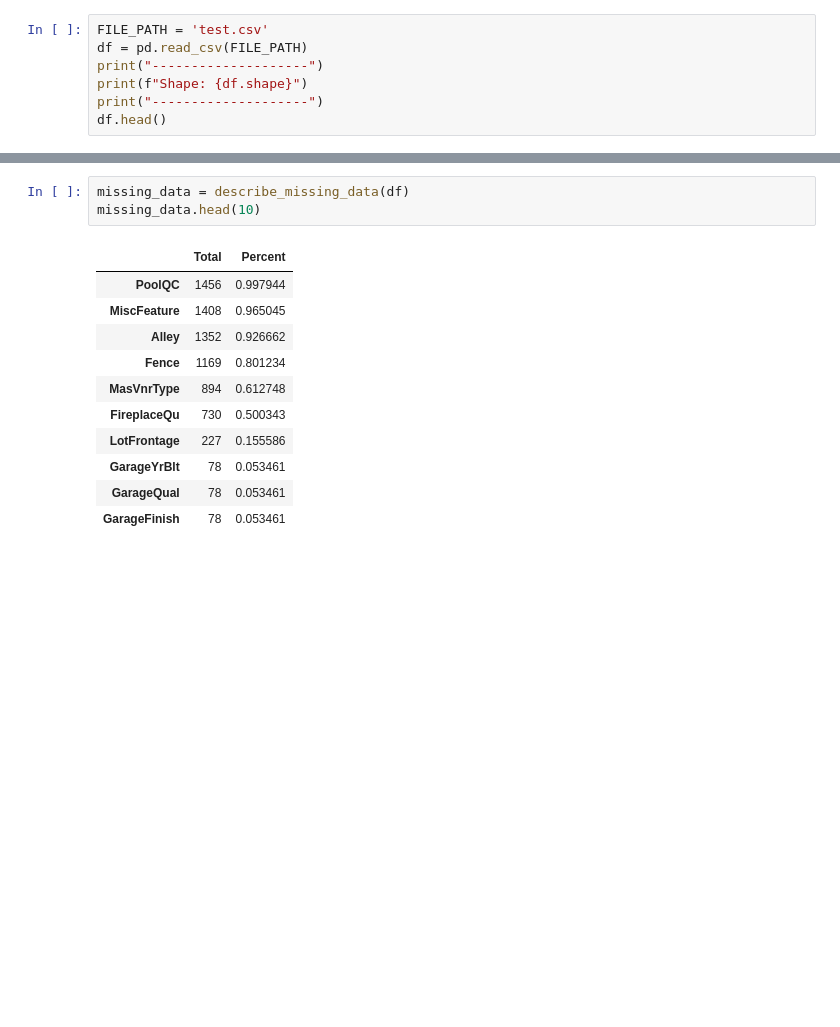
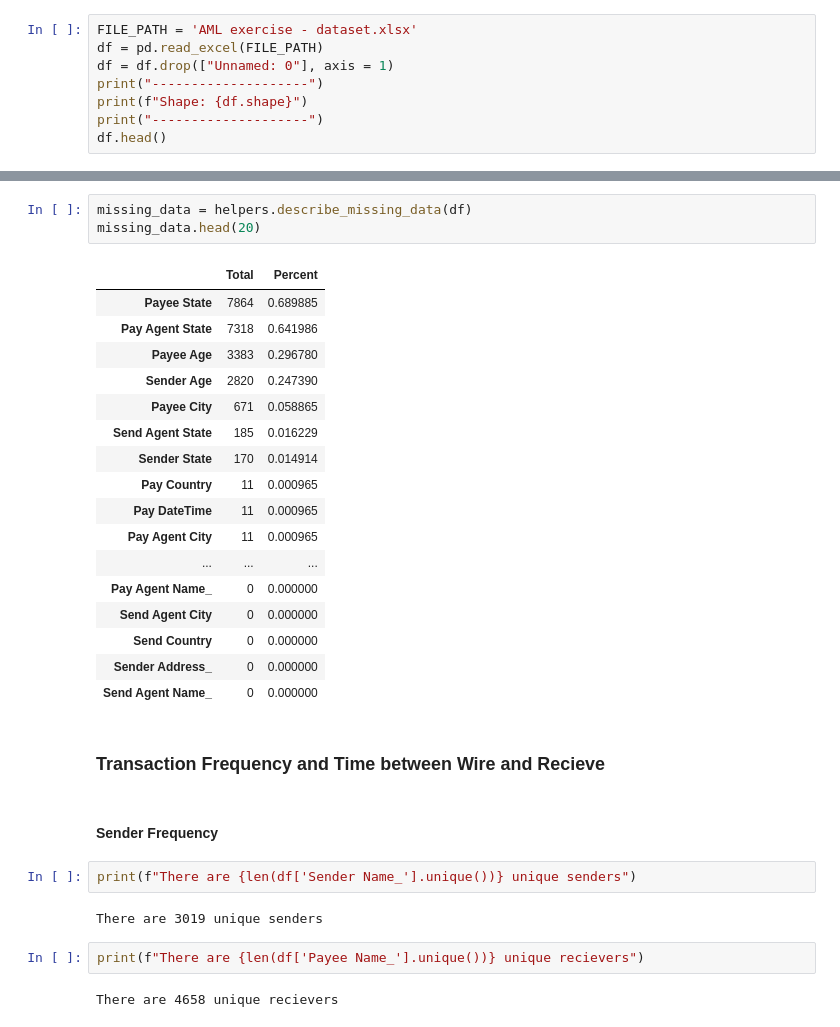
Before and after one commit to koenmatt/peregrine, a Jupyter notebook: deliverable.ipynb, the cells around one changed output, grey strips where cells are left out. Cells and saved outputs as stored; diff of their text form; blank space fills up the shorter version.

```diff
--- a/deliverable.ipynb
+++ b/deliverable.ipynb
@@ -35,6 +35,7 @@ Applying this to our task,
 # %%
-FILE_PATH = 'test.csv'
-df = pd.read_csv(FILE_PATH)
+FILE_PATH = 'AML exercise - dataset.xlsx'
+df = pd.read_excel(FILE_PATH)
+df = df.drop(["Unnamed: 0"], axis = 1)
 print("--------------------")
 print(f"Shape: {df.shape}")
 print("--------------------")
@@ -57,15 +65,33 @@ print(list(df.columns))
 # %%
-missing_data = describe_missing_data(df)
-missing_data.head(10)
+missing_data = helpers.describe_missing_data(df)
+missing_data.head(20)
 # %% [output]
 |  | Total | Percent |
-| PoolQC | 1456 | 0.997944 |
-| MiscFeature | 1408 | 0.965045 |
-| Alley | 1352 | 0.926662 |
-| Fence | 1169 | 0.801234 |
-| MasVnrType | 894 | 0.612748 |
-| FireplaceQu | 730 | 0.500343 |
-| LotFrontage | 227 | 0.155586 |
-| GarageYrBlt | 78 | 0.053461 |
-| GarageQual | 78 | 0.053461 |
-| GarageFinish | 78 | 0.053461 |
+| Payee State | 7864 | 0.689885 |
+| Pay Agent State | 7318 | 0.641986 |
+| Payee Age | 3383 | 0.296780 |
+| Sender Age | 2820 | 0.247390 |
+| Payee City | 671 | 0.058865 |
+| Send Agent State | 185 | 0.016229 |
+| Sender State | 170 | 0.014914 |
+| Pay Country | 11 | 0.000965 |
+| Pay DateTime | 11 | 0.000965 |
+| Pay Agent City | 11 | 0.000965 |
+| ... | ... | ... |
+| Pay Agent Name_ | 0 | 0.000000 |
+| Send Agent City | 0 | 0.000000 |
+| Send Country | 0 | 0.000000 |
+| Sender Address_ | 0 | 0.000000 |
+| Send Agent Name_ | 0 | 0.000000 |
+# %% [markdown]
+### Transaction Frequency and Time between Wire and Recieve
+# %% [markdown]
+#### Sender Frequency
+# %%
+print(f"There are {len(df['Sender Name_'].unique())} unique senders")
+# %% [output]
+There are 3019 unique senders
+# %%
+print(f"There are {len(df['Payee Name_'].unique())} unique recievers")
+# %% [output]
+There are 4658 unique recievers
```
Also changed, not shown: parts of 86 cells of this notebook, 1 other file.
